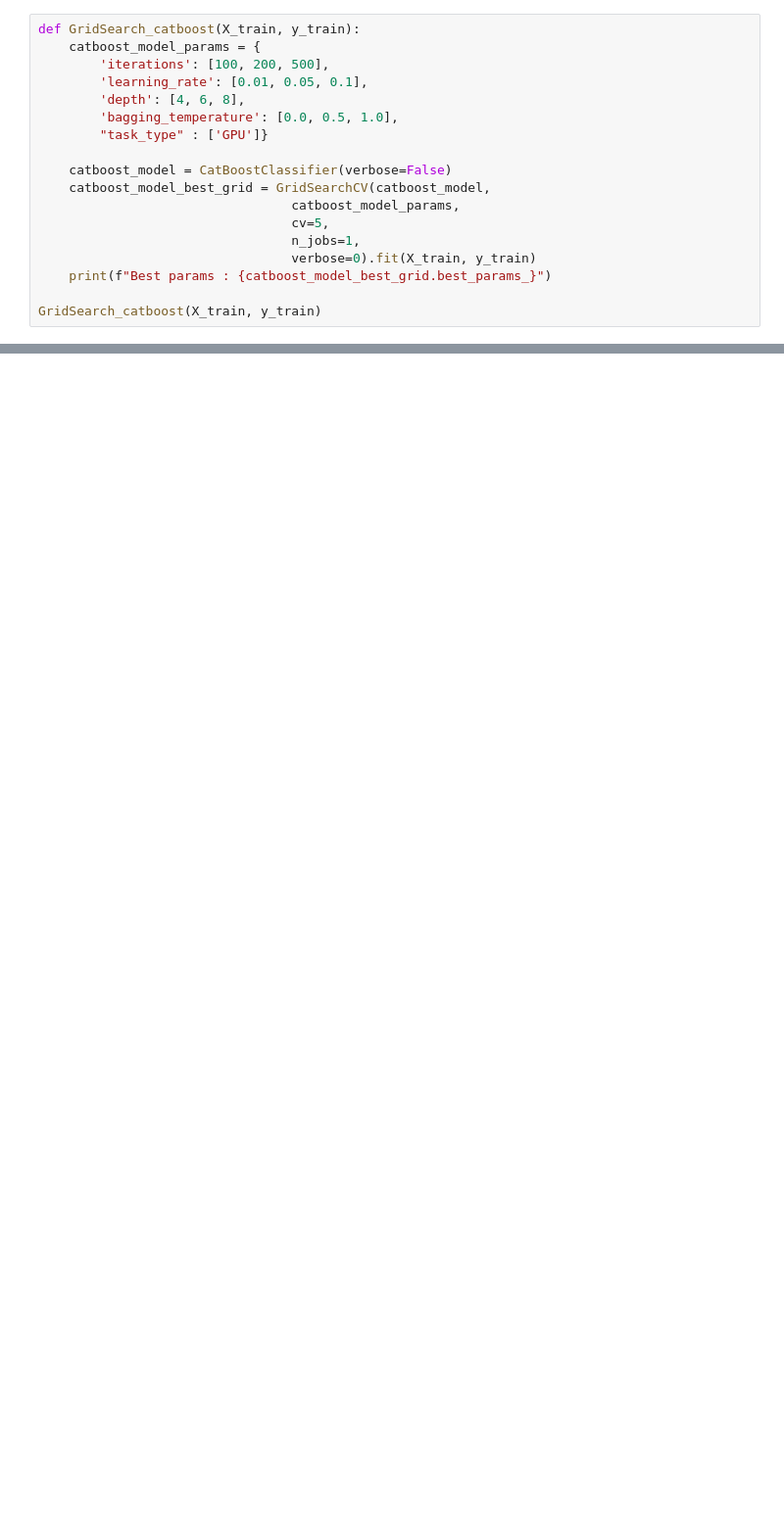
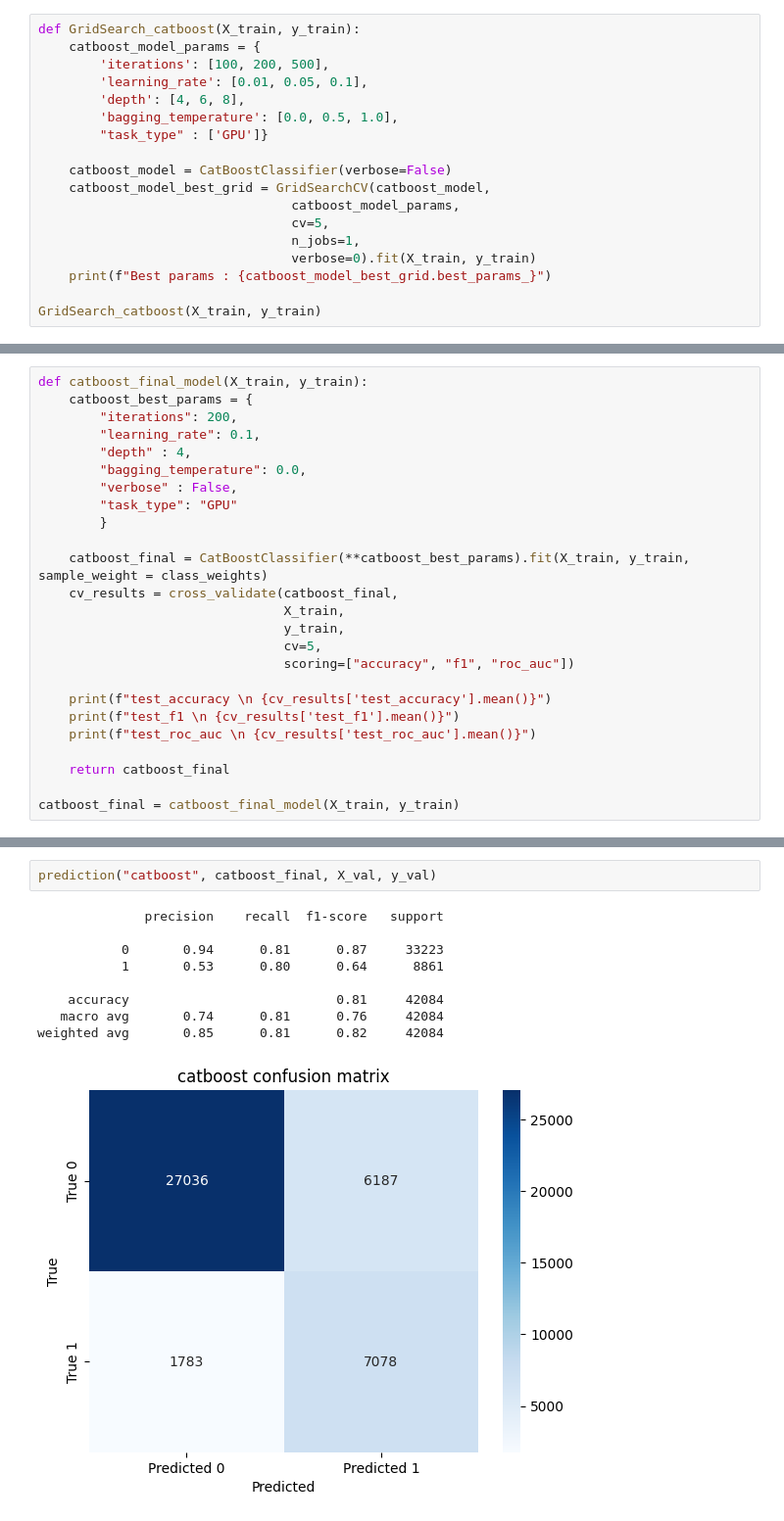
Before and after one commit to hakankocakk/bank-customer-churn-prediction, a Jupyter notebook: src/Model/prototype.ipynb, the cells around one changed output, grey strips where cells are left out. Shown at 98% size. Drawn from its saved outputs; the diff is of its cells as text; blank space fills up the shorter version.

```diff
--- a/src/Model/prototype.ipynb
+++ b/src/Model/prototype.ipynb
@@ -493,0 +618,25 @@ catboost_final = catboost_final_model(X_train, y_train)
+# %%
+def catboost_final_model(X_train, y_train):
+    catboost_best_params = {
+        "iterations": 200,
+        "learning_rate": 0.1,
+        "depth" : 4,
+        "bagging_temperature": 0.0,
+        "verbose" : False,
+        "task_type": "GPU"
+        }
+
+    catboost_final = CatBoostClassifier(**catboost_best_params).fit(X_train, y_train,  sample_weight = class_weights)
+    cv_results = cross_validate(catboost_final,
+                                X_train,
+                                y_train,
+                                cv=5,
+                                scoring=["accuracy", "f1", "roc_auc"])
+
+    print(f"test_accuracy \n {cv_results['test_accuracy'].mean()}")
+    print(f"test_f1 \n {cv_results['test_f1'].mean()}")
+    print(f"test_roc_auc \n {cv_results['test_roc_auc'].mean()}")
+
+    return catboost_final
+
+catboost_final = catboost_final_model(X_train, y_train)
@@ -493,0 +650,12 @@ catboost_final = catboost_final_model(X_train, y_train)
+# %%
+prediction("catboost", catboost_final, X_val, y_val)
+# %% [output]
+              precision    recall  f1-score   support
+
+           0       0.94      0.81      0.87     33223
+           1       0.53      0.80      0.64      8861
+
+    accuracy                           0.81     42084
+   macro avg       0.74      0.81      0.76     42084
+weighted avg       0.85      0.81      0.82     42084
+[figure, added]
```
Also changed, not shown: parts of 29 cells of this notebook.
